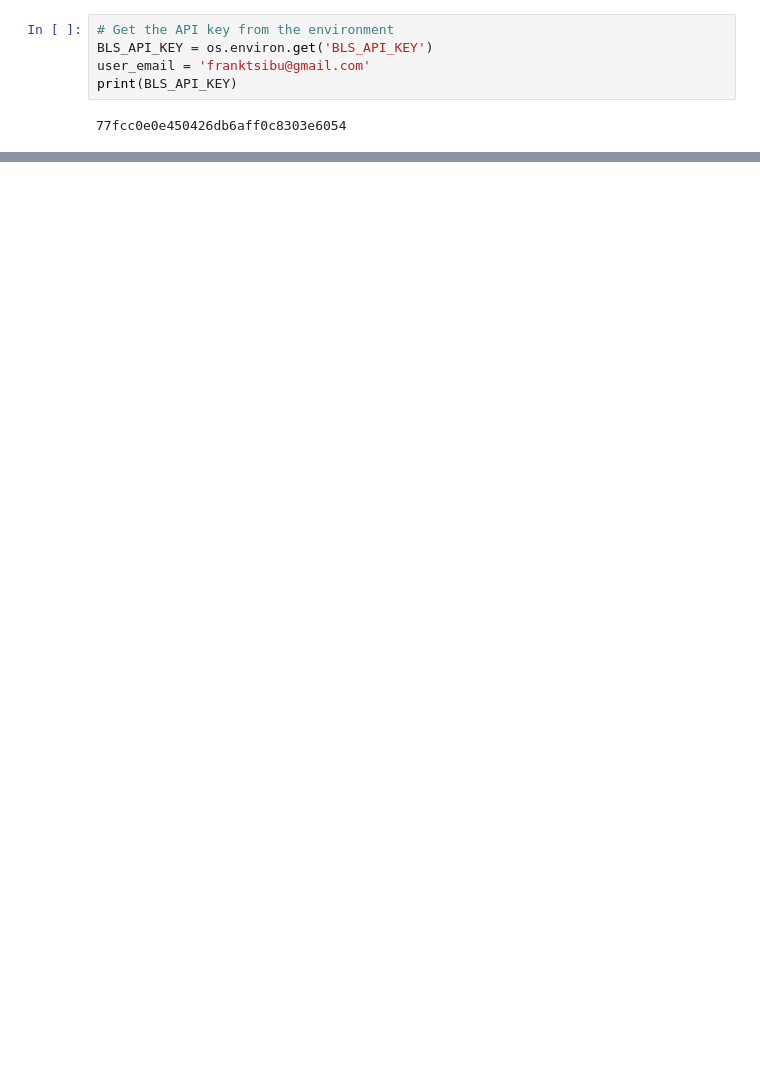
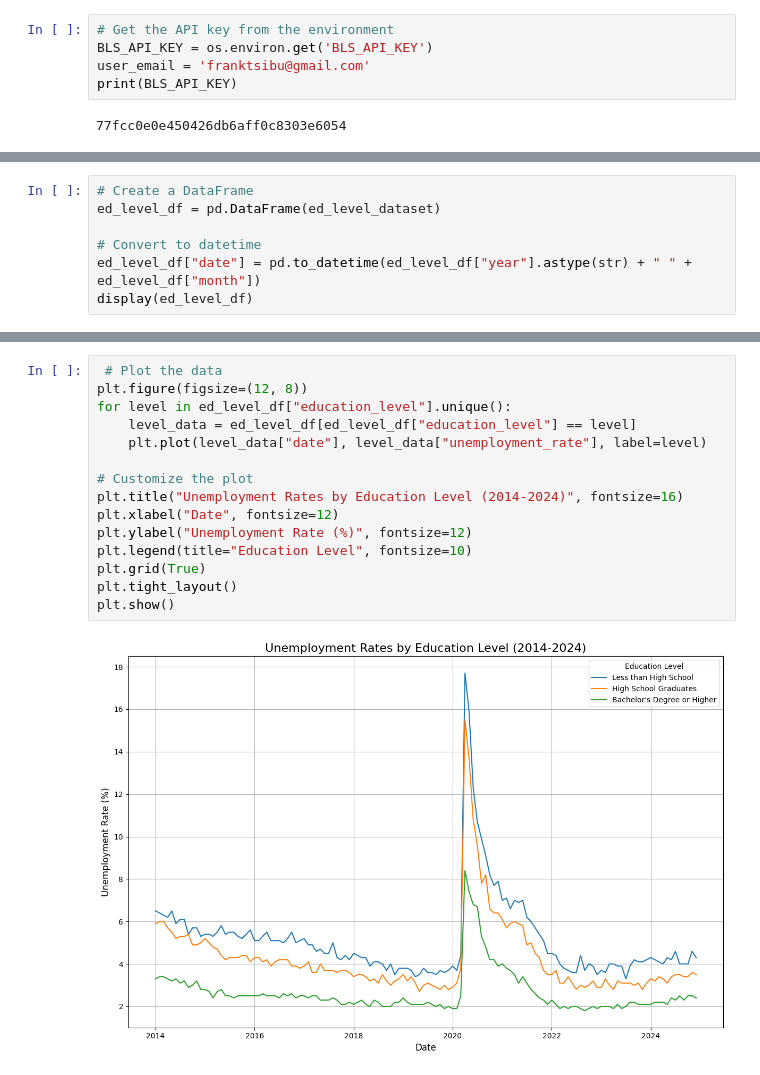
Before and after one commit to inCloset/group3-project-25.02.01, a Jupyter notebook: UnemploymentRate.ipynb, the cells around one changed output, grey strips where cells are left out. Saved outputs shown, nothing was run; the diff lists cells and outputs as text; blank space fills up the shorter version.

```diff
--- a/UnemploymentRate.ipynb
+++ b/UnemploymentRate.ipynb
@@ -115,0 +273,7 @@ KeyError: 'series'
+# %%
+# Create a DataFrame
+ed_level_df = pd.DataFrame(ed_level_dataset)
+
+# Convert to datetime
+ed_level_df["date"] = pd.to_datetime(ed_level_df["year"].astype(str) + " " + ed_level_df["month"])
+display(ed_level_df)
@@ -115,0 +294,17 @@ KeyError: 'series'
+# %%
+ # Plot the data
+plt.figure(figsize=(12, 8))
+for level in ed_level_df["education_level"].unique():
+    level_data = ed_level_df[ed_level_df["education_level"] == level]
+    plt.plot(level_data["date"], level_data["unemployment_rate"], label=level)
+
+# Customize the plot
+plt.title("Unemployment Rates by Education Level (2014-2024)", fontsize=16)
+plt.xlabel("Date", fontsize=12)
+plt.ylabel("Unemployment Rate (%)", fontsize=12)
+plt.legend(title="Education Level", fontsize=10)
+plt.grid(True)
+plt.tight_layout()
+plt.show()
+# %% [output]
+[figure, added]
```
Also changed, not shown: parts of 13 cells of this notebook.
